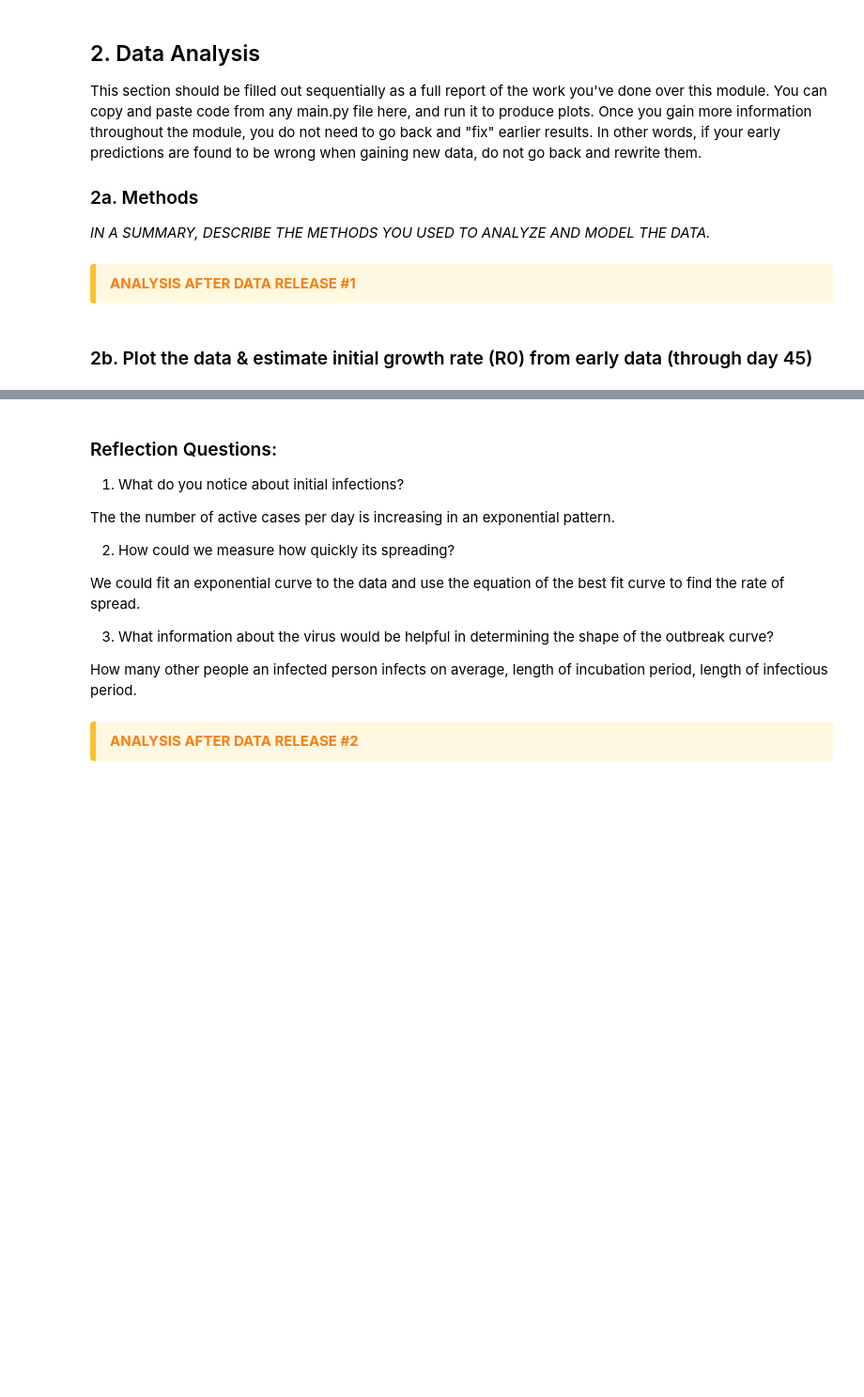
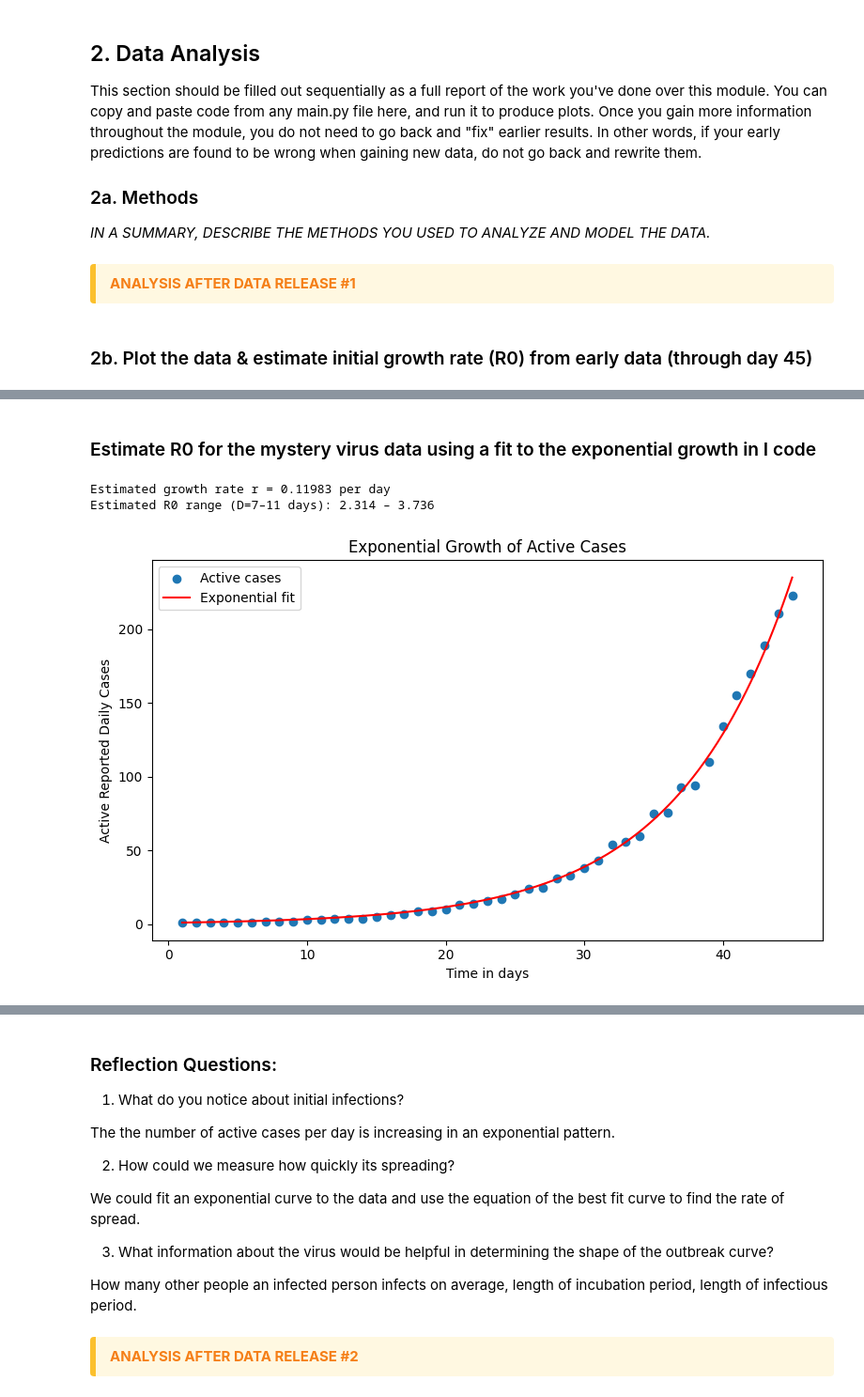
Before and after one commit to Nfn5haVA/Module-2-Epidemics-SIR-Modeling, a Jupyter notebook: Notebook examples/Template_student_final_notebook.ipynb, the cells around one changed output, grey strips where cells are left out. Shown at 94% size. Cells and saved outputs as stored; diff of their text form; code cells hidden in the pictures; blank space fills up the shorter version.

```diff
--- a/Notebook examples/Template_student_final_notebook.ipynb
+++ b/Notebook examples/Template_student_final_notebook.ipynb
@@ -67,0 +68,69 @@ plt.show()
+# %% [markdown]
+### Estimate R0 for the mystery virus data using a fit to the exponential growth in I code
+# %%
+import pandas as pd
+import numpy as np
+import matplotlib.pyplot as plt
+from scipy.optimize import curve_fit
+import math
+
+
+# Load the data
+data = pd.read_csv(
+    "../Data/mystery_virus_daily_active_counts_RELEASE#1.csv",
+    parse_dates=["date"]
+)
+
+# Extract time  and active cases
+days = data["day"].to_numpy(dtype=float)
+active_cases = data["active reported daily cases"].to_numpy(dtype=float)
+
+# Remove zero values so the graph can be plotted
+mask = active_cases > 0
+days = days[mask]
+active_cases = active_cases[mask]
+
+
+# Exponential model: I(t) = A * exp(r t)
+def exponential_growth(t, A, r):
+    return A * np.exp(r * t)
+
+# Initial parameters
+initial_guess = (active_cases[0], 0.1)
+
+# Fit the model
+params, covariance = curve_fit(exponential_growth, days, active_cases, p0=initial_guess)
+A_hat, r_hat = params
+
+#
+# Estimate R0 and  Infectious period range
+D_low = 7.0
+D_high = 11.0
+
+R0_low = math.exp(r_hat * D_low)
+R0_high = math.exp(r_hat * D_high)
+
+print(f"Estimated growth rate r = {r_hat:.5f} per day")
+print(f"Estimated R0 range (D=7–11 days): {R0_low:.3f} – {R0_high:.3f}")
+
+
+# Plot data + exponential fit
+
+plt.figure(figsize=(8,5))
+plt.scatter(days, active_cases, label="Active cases ")
+
+t_fit = np.linspace(days.min(), days.max(), 400)
+I_fit = exponential_growth(t_fit, A_hat, r_hat)
+
+plt.plot(t_fit, I_fit, color="red", label="Exponential fit")
+
+plt.title("Exponential Growth of Active Cases")
+plt.xlabel("Time in days")
+plt.ylabel("Active Reported Daily Cases")
+plt.legend()
+plt.tight_layout()
+plt.show()
+# %% [output]
+Estimated growth rate r = 0.11983 per day
+Estimated R0 range (D=7–11 days): 2.314 – 3.736
+[figure, added]
```
Also changed, not shown: parts of 2 cells of this notebook, 1 other file.
